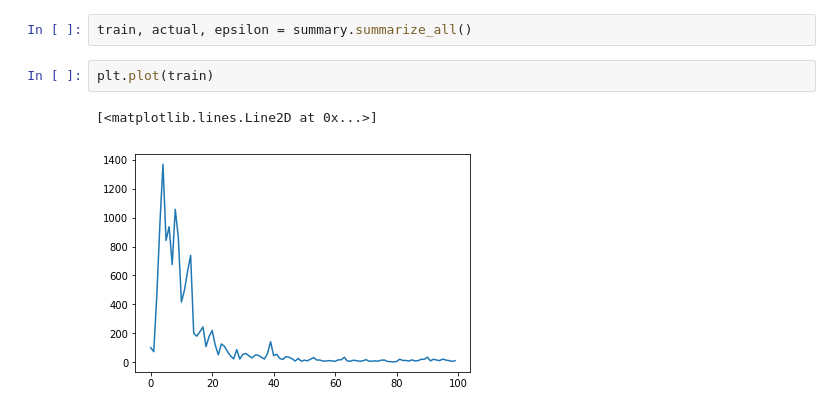
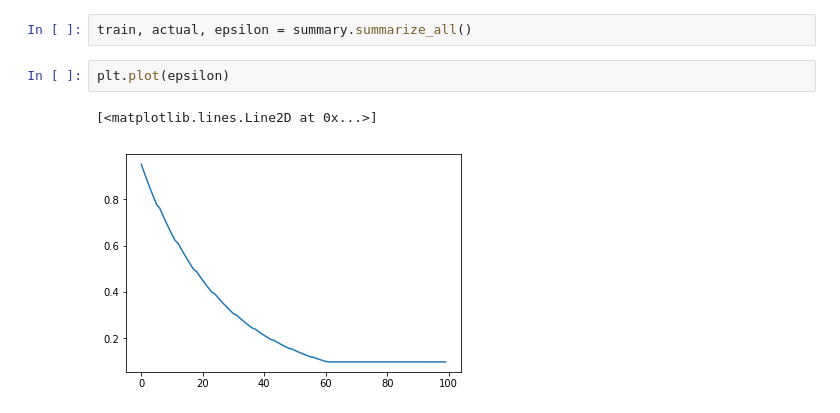
Before and after one commit to bolu-atx/crocket, a Jupyter notebook: algorithms/develop_ml_algorithm.ipynb, the cells around one changed output. Drawn from its saved outputs; the diff is of its cells as text.

```diff
--- a/algorithms/develop_ml_algorithm.ipynb
+++ b/algorithms/develop_ml_algorithm.ipynb
@@ -538,7 +614,7 @@ Actual reward: 0.15811827603613826
 # %%
 train, actual, epsilon = summary.summarize_all()
 # %%
-plt.plot(train)
+plt.plot(epsilon)
 # %% [output]
 [<matplotlib.lines.Line2D at 0x...>]
-[figure, old version]
+[figure, new version]
```
Also changed, not shown: parts of 11 cells of this notebook.
